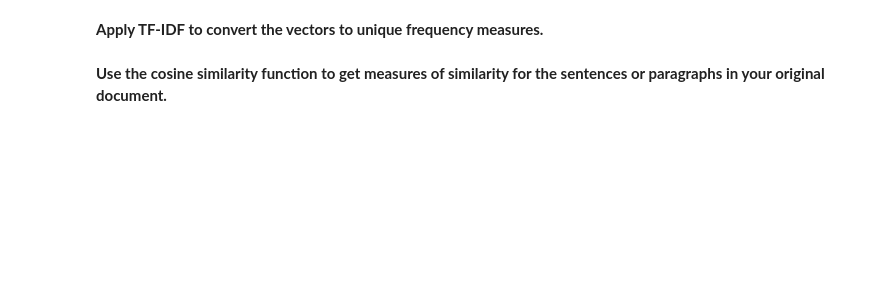
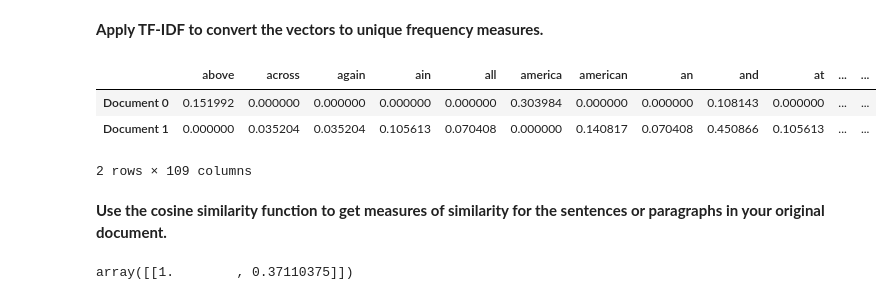
Before and after one commit to JasonCaldwellMBA/Cosine_Similarity, a Jupyter notebook: Cosine_Similarity_Case_Study.ipynb, the cells around one changed output. Drawn from its saved outputs; the diff is of its cells as text; code cells hidden in the pictures; blank space fills up the shorter version.

```diff
--- a/Cosine_Similarity_Case_Study.ipynb
+++ b/Cosine_Similarity_Case_Study.ipynb
@@ -124,4 +147,17 @@ Replace the current values for `Document 0` and `Document 1` with your own sente
 # %% [markdown]
  **Apply TF-IDF to convert the vectors to unique frequency measures.**
+# %%
+vectorizer = TfidfVectorizer()
+trsfm=vectorizer.fit_transform(corpus)
+pd.DataFrame(trsfm.toarray(),columns=vectorizer.get_feature_names(),index=['Document 0','Document 1'])
+# %% [output]
+|  | above | across | again | ain | all | america | american | an | and | at | ... | ... |
+| Document 0 | 0.151992 | 0.000000 | 0.000000 | 0.000000 | 0.000000 | 0.303984 | 0.000000 | 0.000000 | 0.108143 | 0.000000 | ... | ... |
+| Document 1 | 0.000000 | 0.035204 | 0.035204 | 0.105613 | 0.070408 | 0.000000 | 0.140817 | 0.070408 | 0.450866 | 0.105613 | ... | ... |
+2 rows × 109 columns
 # %% [markdown]
  **Use the cosine similarity function to get measures of similarity for the sentences or paragraphs in your original document.**
+# %%
+cosine_similarity(trsfm[0:1], trsfm)
+# %% [output]
+array([[1.        , 0.37110375]])
```
Also changed, not shown: parts of 9 cells of this notebook.
